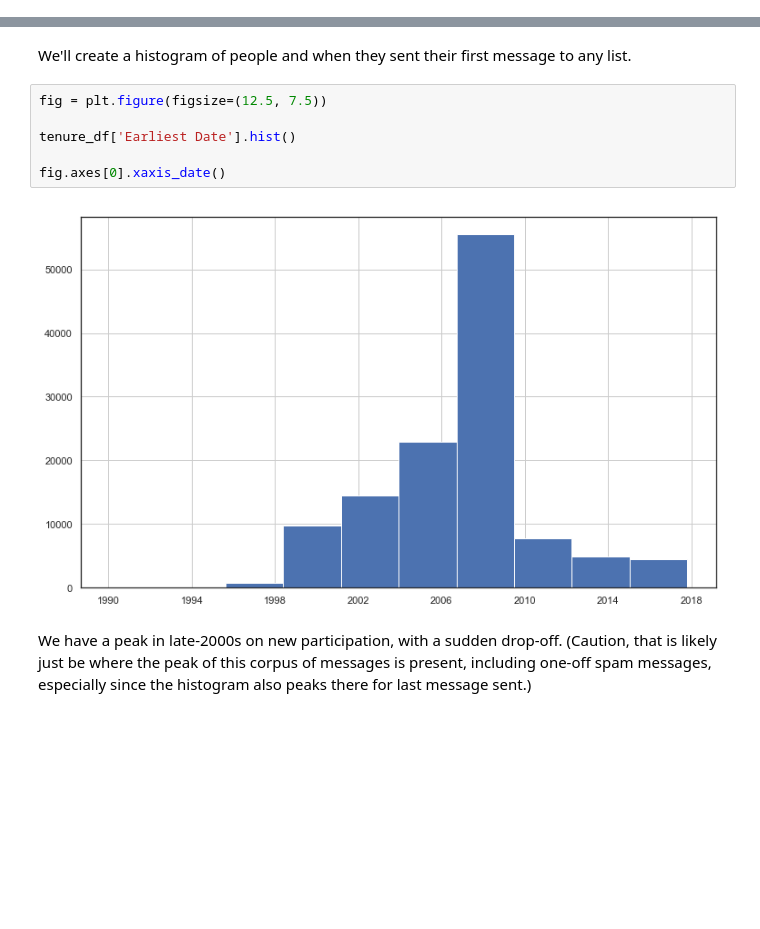
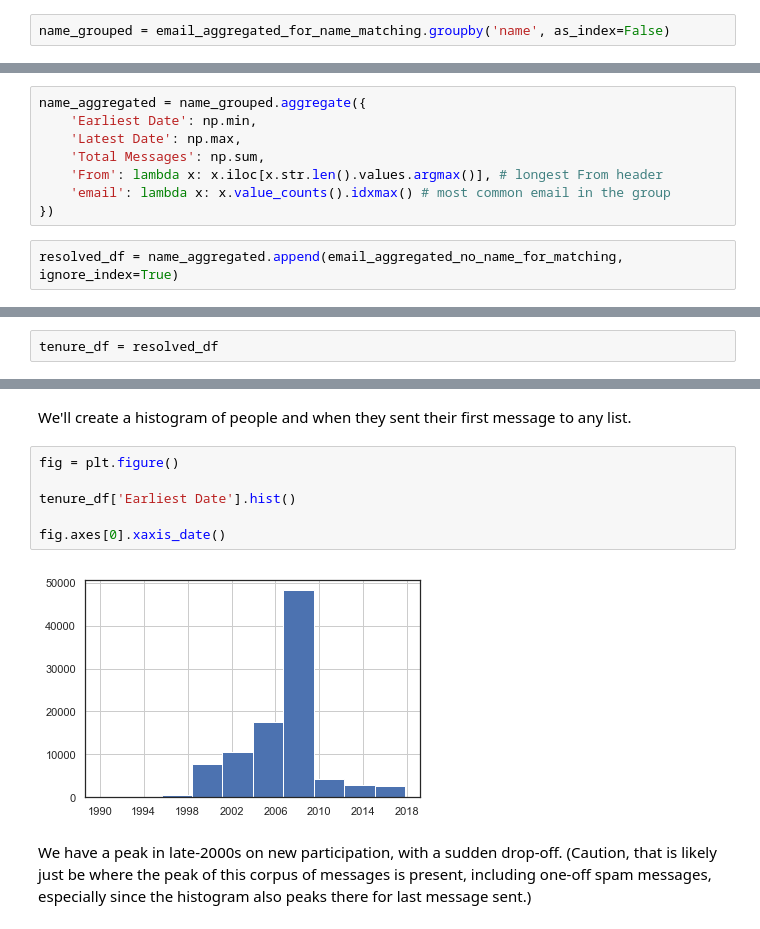
Before and after one commit to npdoty/bigbang, a Jupyter notebook: ietf-participation/ietf_wgs_tenure.ipynb, the cells around one changed output, grey strips where cells are left out. Cells and saved outputs as stored; diff of their text form; blank space fills up the shorter version.

```diff
--- a/ietf-participation/ietf_wgs_tenure.ipynb
+++ b/ietf-participation/ietf_wgs_tenure.ipynb
@@ -88,0 +185,2 @@ tenure_df = tenure_df[tenure_df['Earliest Date'] > 726468]
+# %%
+name_grouped = email_aggregated_for_name_matching.groupby('name', as_index=False)
@@ -88,0 +191,10 @@ tenure_df = tenure_df[tenure_df['Earliest Date'] > 726468]
+# %%
+name_aggregated = name_grouped.aggregate({
+    'Earliest Date': np.min,
+    'Latest Date': np.max,
+    'Total Messages': np.sum,
+    'From': lambda x: x.iloc[x.str.len().values.argmax()], # longest From header
+    'email': lambda x: x.value_counts().idxmax() # most common email in the group
+})
+# %%
+resolved_df = name_aggregated.append(email_aggregated_no_name_for_matching, ignore_index=True)
@@ -89,15 +215,17 @@ tenure_df = tenure_df[tenure_df['Earliest Date'] > 726468]
+# %%
+tenure_df = resolved_df
 # %% [markdown]
 ## When do people first send to a mailing list?
 # %% [markdown]
 We'll create a histogram of people and when they sent their first message to any list.
 # %%
-fig = plt.figure(figsize=(12.5, 7.5))
+fig = plt.figure()
 
 tenure_df['Earliest Date'].hist()
 
 fig.axes[0].xaxis_date()
 # %% [output]
-[figure, old version]
+[figure, new version]
 # %% [markdown]
 We have a peak in late-2000s on new participation, with a sudden drop-off. (Caution, that is likely just be where the peak of this corpus of messages is present, including one-off spam messages, especially since the histogram also peaks there for last message sent.)
 # %% [markdown]
```
Also changed, not shown: parts of 40 cells of this notebook, 4 other files.
